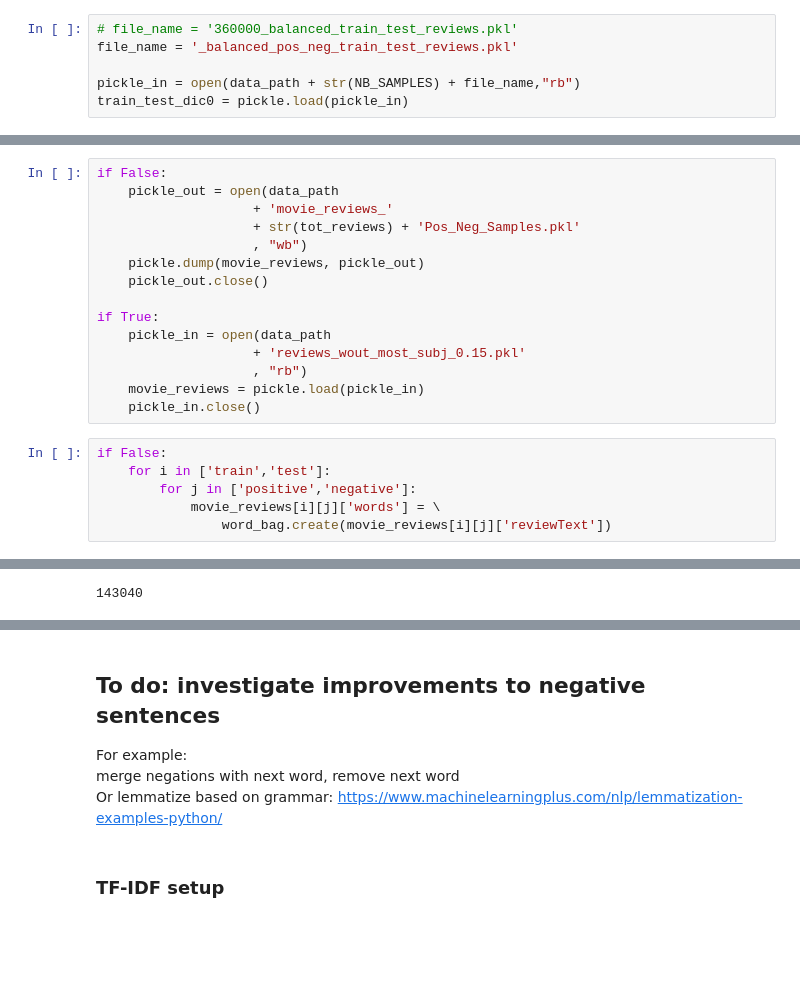
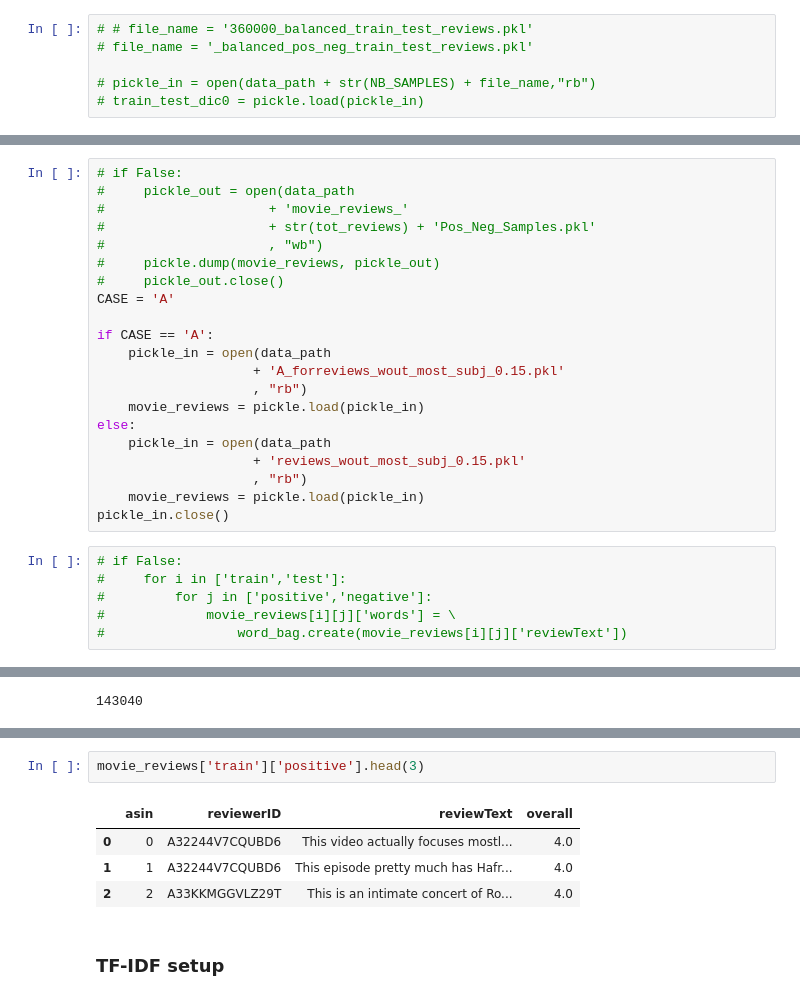
Before and after one commit to j-gd/movie_mood, a Jupyter notebook: src/pos_neg_modeling.ipynb, the cells around one changed output, grey strips where cells are left out. Drawn from its saved outputs; the diff is of its cells as text; blank space fills up the shorter version.

Commit message:
A-top15 subj; pos_neg cleanup

```diff
--- a/src/pos_neg_modeling.ipynb
+++ b/src/pos_neg_modeling.ipynb
@@ -49,11 +47,11 @@ data_path = '../../datasets/'
 # %% [markdown]
 ## Get users' positive and negative reviews
 # %%
-# file_name = '360000_balanced_train_test_reviews.pkl'
-file_name = '_balanced_pos_neg_train_test_reviews.pkl'
+# # file_name = '360000_balanced_train_test_reviews.pkl'
+# file_name = '_balanced_pos_neg_train_test_reviews.pkl'
 
-pickle_in = open(data_path + str(NB_SAMPLES) + file_name,"rb")
-train_test_dic0 = pickle.load(pickle_in)
+# pickle_in = open(data_path + str(NB_SAMPLES) + file_name,"rb")
+# train_test_dic0 = pickle.load(pickle_in)
 # %% [markdown]
 ## Subsample
 # %%
@@ -145,22 +96,28 @@ NameError: name 'movie_reviews' is not defined
 # %%
-if False:
-    pickle_out = open(data_path
-                    + 'movie_reviews_'
-                    + str(tot_reviews) + 'Pos_Neg_Samples.pkl'
-                    , "wb")
-    pickle.dump(movie_reviews, pickle_out)
-    pickle_out.close()
+# if False:
+#     pickle_out = open(data_path
+#                     + 'movie_reviews_'
+#                     + str(tot_reviews) + 'Pos_Neg_Samples.pkl'
+#                     , "wb")
+#     pickle.dump(movie_reviews, pickle_out)
+#     pickle_out.close()
+CASE = 'A'
 
-if True:
+if CASE == 'A':
+    pickle_in = open(data_path
+                    + 'A_forreviews_wout_most_subj_0.15.pkl'
+                    , "rb")
+    movie_reviews = pickle.load(pickle_in)
+else:
     pickle_in = open(data_path
                     + 'reviews_wout_most_subj_0.15.pkl'
                     , "rb")
     movie_reviews = pickle.load(pickle_in)
-    pickle_in.close()
+pickle_in.close()
 # %%
-if False:
-    for i in ['train','test']:
-        for j in ['positive','negative']:
-            movie_reviews[i][j]['words'] = \
-                word_bag.create(movie_reviews[i][j]['reviewText'])
+# if False:
+#     for i in ['train','test']:
+#         for j in ['positive','negative']:
+#             movie_reviews[i][j]['words'] = \
+#                 word_bag.create(movie_reviews[i][j]['reviewText'])
 # %%
@@ -213,8 +143,10 @@ train_test_dic['train']['positive'].iloc[:,:]
-# %% [markdown]
-## To do: investigate improvements to negative sentences
-For example:
-merge negations with next word, remove next word
-Or lemmatize based on grammar:  https://www.machinelearningplus.com/nlp/lemmatization-examples-python/
+# %%
+movie_reviews['train']['positive'].head(3)
+# %% [output]
+|  | asin | reviewerID | reviewText | overall |
+| 0 | 0 | A32244V7CQUBD6 | This video actually focuses mostl... | 4.0 |
+| 1 | 1 | A32244V7CQUBD6 | This episode pretty much has Hafr... | 4.0 |
+| 2 | 2 | A33KKMGGVLZ29T | This is an intimate concert of Ro... | 4.0 |
 # %% [markdown]
 ### TF-IDF setup
 # %%
```
Also changed, not shown: parts of 85 cells of this notebook, 1 other file.
